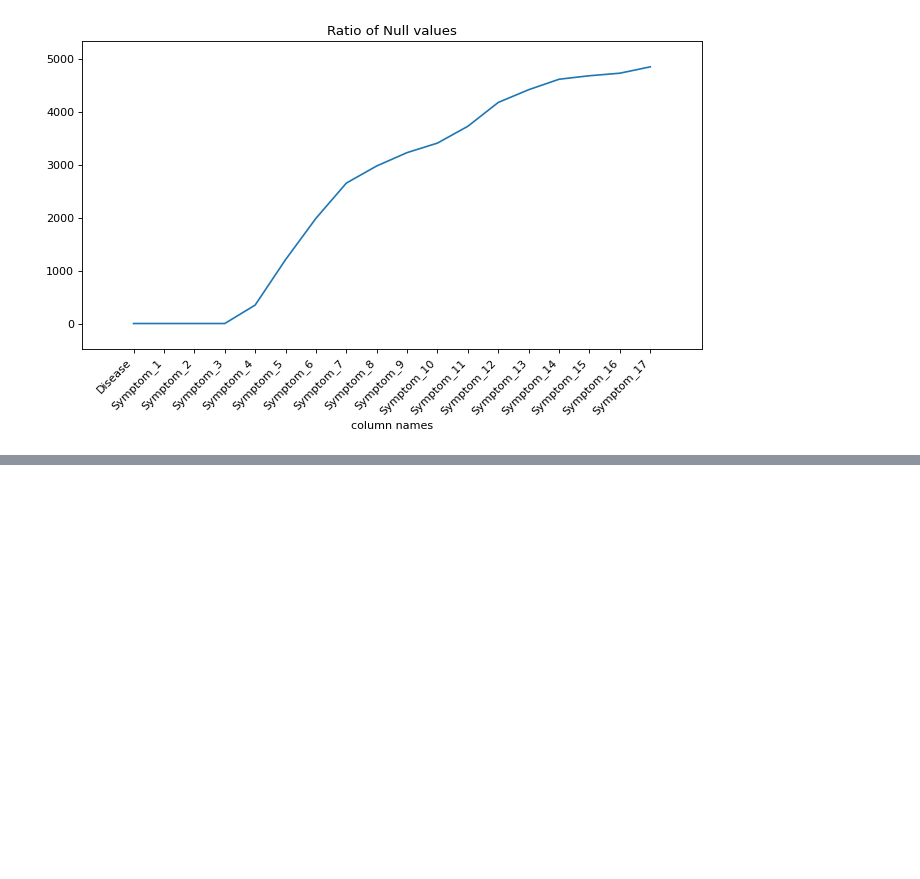
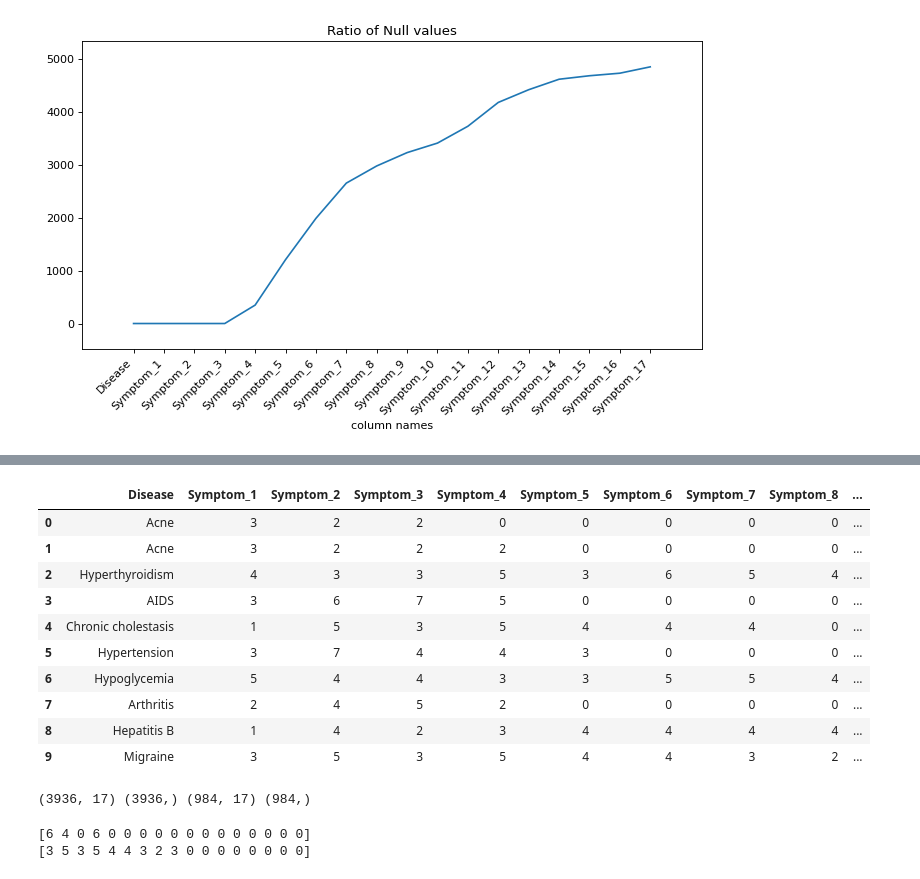
Before and after one commit to ShreyaN15/Medicure, a Jupyter notebook: medi_notebook.ipynb, the cells around one changed output, grey strips where cells are left out. Saved outputs shown, nothing was run; the diff lists cells and outputs as text; code cells hidden in the pictures; blank space fills up the shorter version.

```diff
--- a/medi_notebook.ipynb
+++ b/medi_notebook.ipynb
@@ -237,3 +237,6 @@ dataset.head()
 | 2 | Hyperthyroidism | fatigue | mood swings | weight loss | restlessness | sweating | diarrhoea | fast heart rate | excessive hunger | ... |
 | 3 | AIDS | muscle wasting | patches in throat | high fever | extra marital contacts | 0 | 0 | 0 | 0 | ... |
 | 4 | Chronic cholestasis | itching | vomiting | yellowish skin | nausea | loss of appetite | abdominal pain | yellowing of eyes | 0 | ... |
+# %%
+symptom_severity['Symptom'] = symptom_severity['Symptom'].str.replace('_',' ')
+symptom_severity.head(10)
@@ -239,0 +275,21 @@ dataset.head()
+# %%
+vals = dataset.values
+symptoms = symptom_severity['Symptom'].unique()
+
+for i in range(len(symptoms)):
+    vals[vals == symptoms[i]] = symptom_severity[symptom_severity['Symptom'] == symptoms[i]]['weight'].values[0]
+# %%
+df_processed = pd.DataFrame(vals, columns=cols)
+df_processed.head(10)
+# %% [output]
+|  | Disease | Symptom_1 | Symptom_2 | Symptom_3 | Symptom_4 | Symptom_5 | Symptom_6 | Symptom_7 | Symptom_8 | ... |
+| 0 | Acne | 3 | 2 | 2 | 0 | 0 | 0 | 0 | 0 | ... |
+| 1 | Acne | 3 | 2 | 2 | 2 | 0 | 0 | 0 | 0 | ... |
+| 2 | Hyperthyroidism | 4 | 3 | 3 | 5 | 3 | 6 | 5 | 4 | ... |
+| 3 | AIDS | 3 | 6 | 7 | 5 | 0 | 0 | 0 | 0 | ... |
+| 4 | Chronic cholestasis | 1 | 5 | 3 | 5 | 4 | 4 | 4 | 0 | ... |
+| 5 | Hypertension | 3 | 7 | 4 | 4 | 3 | 0 | 0 | 0 | ... |
+| 6 | Hypoglycemia | 5 | 4 | 4 | 3 | 3 | 5 | 5 | 4 | ... |
+| 7 | Arthritis | 2 | 4 | 5 | 2 | 0 | 0 | 0 | 0 | ... |
+| 8 | Hepatitis B | 1 | 4 | 2 | 3 | 4 | 4 | 4 | 4 | ... |
+| 9 | Migraine | 3 | 5 | 3 | 5 | 4 | 4 | 3 | 2 | ... |
@@ -239,0 +305,10 @@ dataset.head()
+# %%
+print(X_train.shape, y_train.shape, X_test.shape, y_test.shape)
+# %% [output]
+(3936, 17) (3936,) (984, 17) (984,)
+# %%
+print(X_train[0])
+print(X_train[1])
+# %% [output]
+[6 4 0 6 0 0 0 0 0 0 0 0 0 0 0 0 0]
+[3 5 3 5 4 4 3 2 3 0 0 0 0 0 0 0 0]
```
Also changed, not shown: parts of 8 cells of this notebook.
